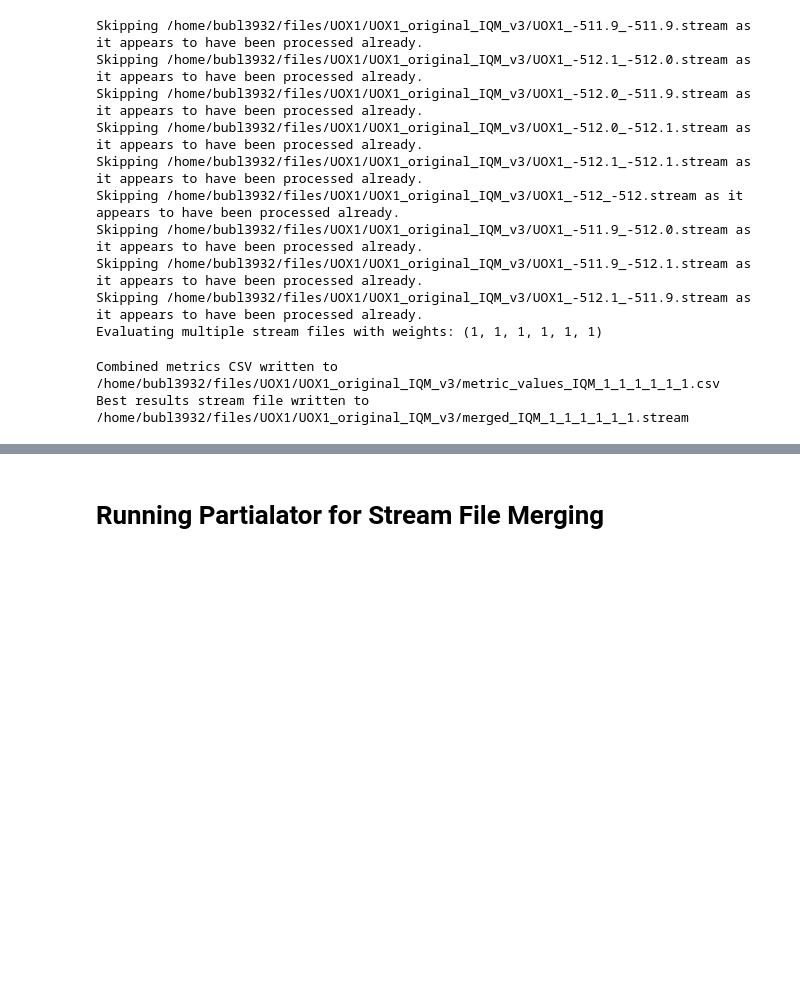
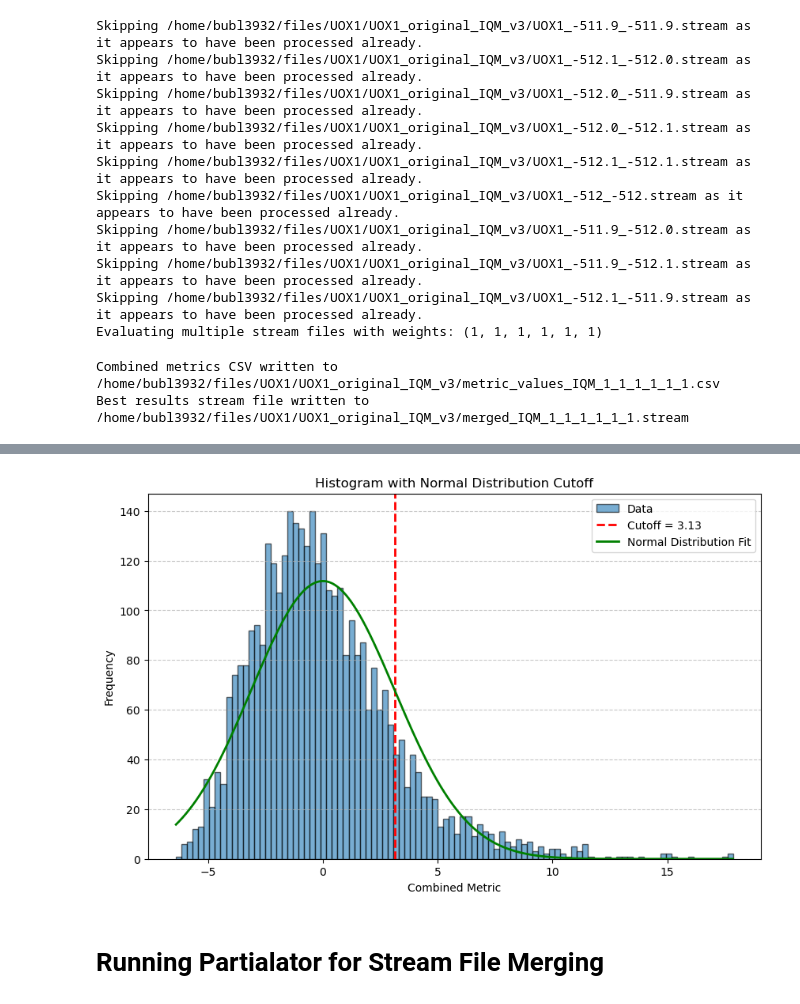
Before and after one commit to bstrb/simSSED, a Jupyter notebook: IQM/IQM.ipynb, the cells around one changed output, grey strips where cells are left out. Drawn from its saved outputs; the diff is of its cells as text; code cells hidden in the pictures; blank space fills up the shorter version.

```diff
--- a/IQM/IQM.ipynb
+++ b/IQM/IQM.ipynb
@@ -40,3 +40,76 @@ Skipping /home/bubl3932/files/UOX1/UOX1_original_IQM_v3/UOX1_-512.1_-511.9.strea
 Evaluating multiple stream files with weights: (1, 1, 1, 1, 1, 1)
 Combined metrics CSV written to /home/bubl3932/files/UOX1/UOX1_original_IQM_v3/metric_values_IQM_1_1_1_1_1_1.csv
 Best results stream file written to /home/bubl3932/files/UOX1/UOX1_original_IQM_v3/merged_IQM_1_1_1_1_1_1.stream
+# %%
+%matplotlib inline
+import numpy as np
+import pandas as pd
+import matplotlib.pyplot as plt
+from scipy.stats import norm  # optional, if you want to plot the fitted PDF
+
+stream_file_folder = "/home/bubl3932/files/UOX1/UOX1_original_IQM_v3"   # Folder with stream file results from indexamajig.
+                                                                        # Note that all stream files in the folder will be processed.
+
+weights_list = [
+    (1, 1, 1, 1, 1, 1)
+]
+
+# Load your data
+weights_string = "_".join(map(str, weights_list[0]))
+csv_path = f"{stream_file_folder}/metric_values_IQM_{weights_string}.csv"
+df = pd.read_csv(csv_path)
+
+# Group by event_number and get the minimum combined_metric for each event.
+grouped_series = df.groupby("event_number")["combined_metric"].min()
+
+# Compute statistics of the combined_metric
+mean_metric = grouped_series.mean()
+std_metric = grouped_series.std()
+std_multiplier = 1.0  # you can change this multiplier to adjust the cutoff threshold
+
+# Define cutoff as mean + (std_multiplier * standard deviation)
+cutoff = mean_metric + std_multiplier * std_metric
+print(f"Mean combined_metric: {mean_metric:.4f}")
+print(f"Standard deviation: {std_metric:.4f}")
+print(f"Cutoff threshold (mean + {std_multiplier} std): {cutoff:.4f}")
+
+# Identify events with a combined_metric above the cutoff threshold.
+cutoff_series = grouped_series[grouped_series > cutoff]
+cutoff_events = cutoff_series.index.tolist()
+cutoff_metrics = cutoff_series.values.tolist()
+
+cutoff_number = len(cutoff_events)
+
+print(f"Event numbers ({cutoff_number}) and combined metric values above the cutoff threshold:")
+for event, metric in zip(cutoff_events, cutoff_metrics):
+    print(f"Event {event}: Combined Metric = {metric:.4f}")
+
+# Optionally, write out the events that exceed the cutoff threshold to a CSV file.
+output_df = pd.DataFrame({
+    "event_number": cutoff_events,
+    "combined_metric": cutoff_metrics
+})
+output_csv_path = f"{stream_file_folder}/cutoff_events_with_metric_values_IQM_{weights_string}.csv"
+output_df.to_csv(output_csv_path, index=False)
+print(f"\nCut-off Event and their metrics have been written to: {output_csv_path}")
+
+# Plot the histogram of the data with the cutoff threshold indicated.
+plt.figure(figsize=(10, 6))
+plt.hist(grouped_series.values, bins=100, edgecolor='black', alpha=0.6, label='Data')
+plt.axvline(cutoff, color='red', linestyle='dashed', linewidth=2, label=f'Cutoff = {cutoff:.2f}')
+
+# Optionally, overlay the fitted normal distribution curve.
+x_values = np.linspace(grouped_series.min(), grouped_series.max(), 1000)
+pdf_values = norm.pdf(x_values, loc=mean_metric, scale=std_metric)
+# Scale the PDF to match the histogram
+bin_width = (grouped_series.max() - grouped_series.min()) / 100.0
+pdf_values_scaled = pdf_values * len(grouped_series) * bin_width
+plt.plot(x_values, pdf_values_scaled, color='green', linewidth=2, label='Normal Distribution Fit')
+
+plt.title("Histogram with Normal Distribution Cutoff")
+plt.xlabel("Combined Metric")
+plt.ylabel("Frequency")
+plt.legend()
+plt.grid(axis='y', linestyle='--', alpha=0.7)
+plt.show()
+# %% [output]
@@ -43,3 +133,4 @@ Best results stream file written to /home/bubl3932/files/UOX1/UOX1_original_IQM_
+[figure, added]
 # %% [markdown]
 # Running Partialator for Stream File Merging
 # %%
```
Also changed, not shown: parts of 2 cells of this notebook.
